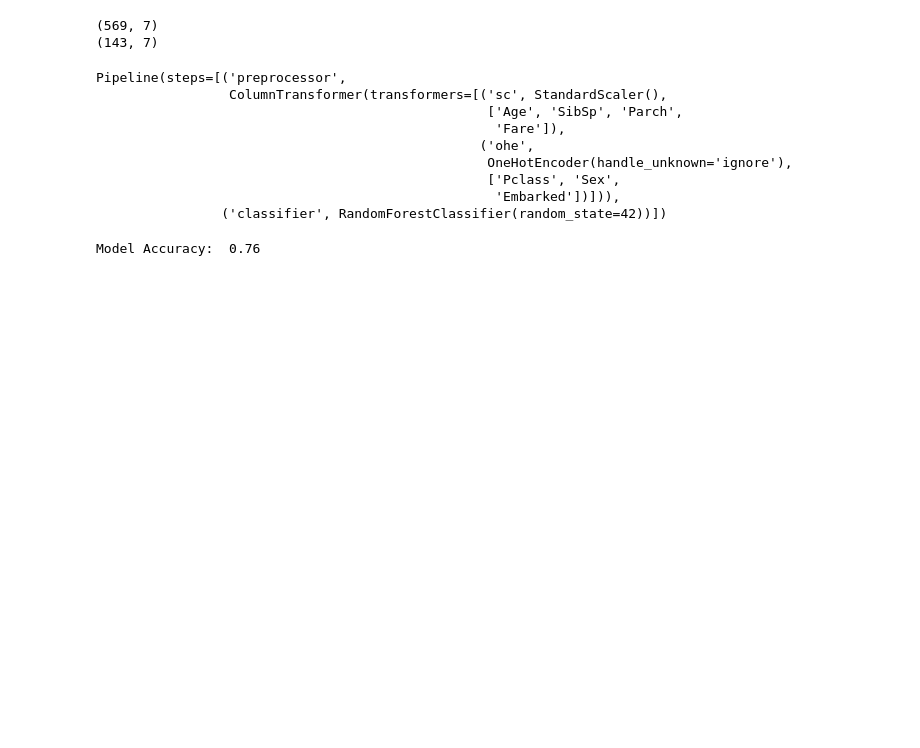
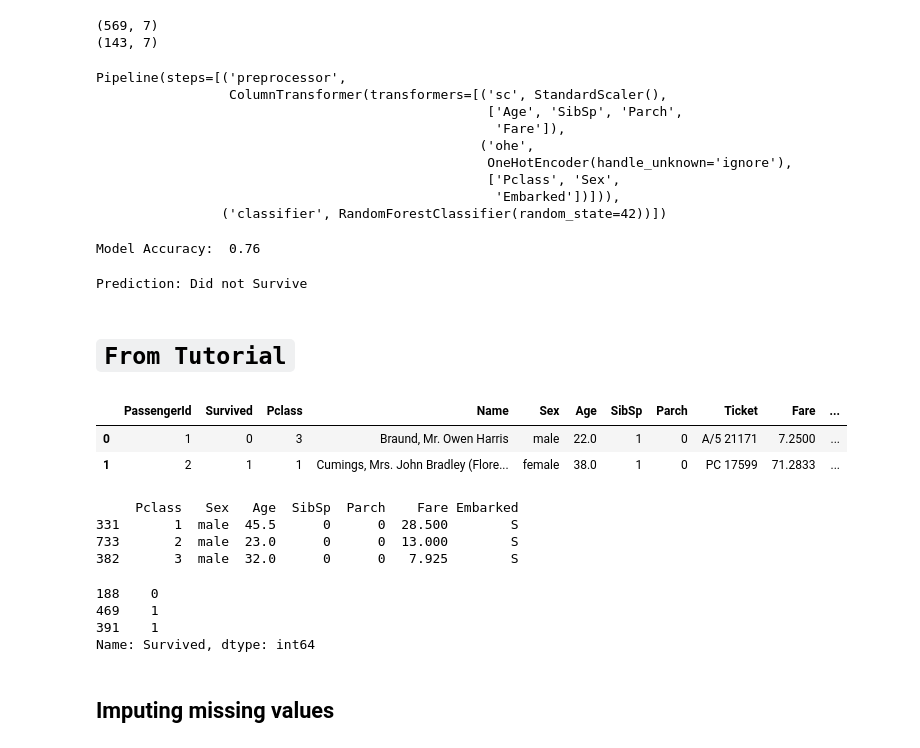
Before and after one commit to MdAshekMahmud/Machine-Learning, a Jupyter notebook: Notebooks/Pipeline/Titanic-Using-Pipeline.ipynb, the cells around one changed output. Saved outputs shown, nothing was run; the diff lists cells and outputs as text; code cells hidden in the pictures; blank space fills up the shorter version.

Commit message:
pipeline implementation

```diff
--- a/Notebooks/Pipeline/Titanic-Using-Pipeline.ipynb
+++ b/Notebooks/Pipeline/Titanic-Using-Pipeline.ipynb
@@ -84,3 +89,36 @@ print(f"Model Accuracy: {accuracy: .2f}")
 Model Accuracy:  0.76
 # %%
 import joblib
+
+# Save the trained pipeline
+joblib.dump(pipeline, "ml_pipeline.pkl")
+
+# Load the model
+loaded_pipeline = joblib.load("ml_pipeline.pkl")
+
+# Predict using the loaded model
+sample_data = pd.DataFrame(
+    [
+        {
+            "Pclass": 3,
+            "Sex": "male",
+            "Age": 25,
+            "SibSp": 0,
+            "Parch": 0,
+            "Fare": 7.5,
+            "Embarked": "S",
+        }
+    ]
+)
+prediction = loaded_pipeline.predict(sample_data)
+print(f"Prediction: {'Survived' if prediction[0] == 1 else 'Did not Survive'}")
+# %% [output]
+Prediction: Did not Survive
+# %% [markdown]
+# `From Tutorial`
+# %%
+df.head(2)
+# %% [output]
+|  | PassengerId | Survived | Pclass | Name | Sex | Age | SibSp | Parch | Ticket | Fare | ... |
+| 0 | 1 | 0 | 3 | Braund, Mr. Owen Harris | male | 22.0 | 1 | 0 | A/5 21171 | 7.2500 | ... |
+| 1 | 2 | 1 | 1 | Cumings, Mrs. John Bradley (Flore... | female | 38.0 | 1 | 0 | PC 17599 | 71.2833 | ... |
@@ -86,0 +127,23 @@ import joblib
+# %%
+# Step 1 -> train_test_split
+X = new_df.drop(columns=["Survived"])
+y = new_df["Survived"]
+X_train, X_test, y_train, y_test = train_test_split(
+    X, y, random_state=42, test_size=0.2
+)
+
+print(X_train.head(3))
+# %% [output]
+     Pclass   Sex   Age  SibSp  Parch    Fare Embarked
+331       1  male  45.5      0      0  28.500        S
+733       2  male  23.0      0      0  13.000        S
+382       3  male  32.0      0      0   7.925        S
+# %%
+y_train.sample(3)
+# %% [output]
+188    0
+469    1
+391    1
+Name: Survived, dtype: int64
+# %% [markdown]
+## **Imputing missing values**
```
Also changed, not shown: parts of 35 cells of this notebook.
